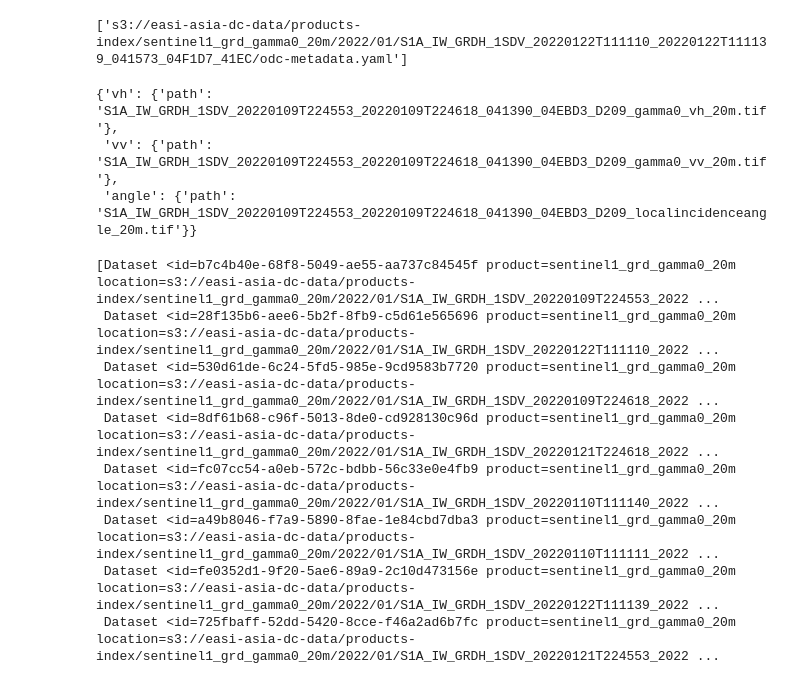
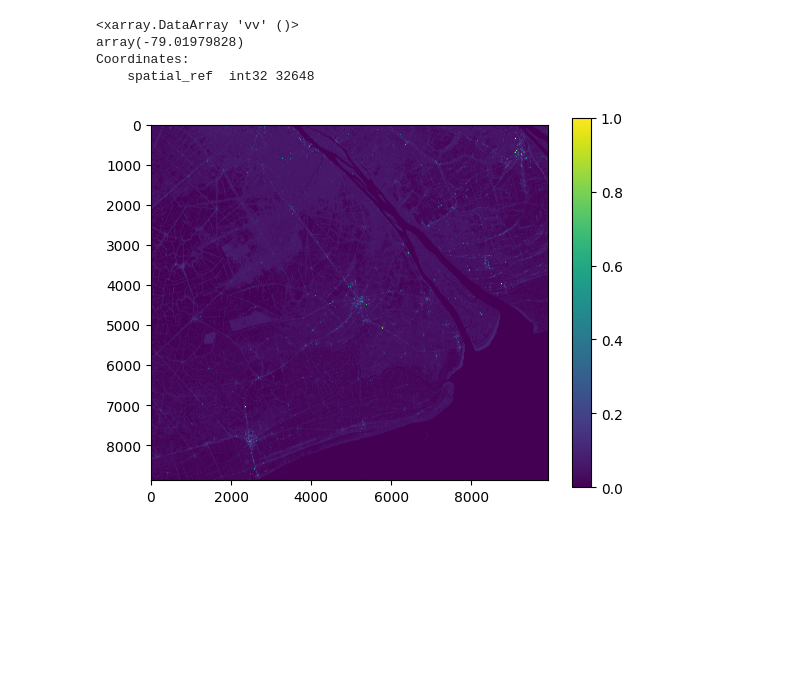
Before and after one commit to minhify/CTU-CSIROBoeingPhase5, a Jupyter notebook: test_VH_VV.ipynb, the cells around one changed output. Drawn from its saved outputs; the diff is of its cells as text; code cells hidden in the pictures; blank space fills up the shorter version.

```diff
--- a/test_VH_VV.ipynb
+++ b/test_VH_VV.ipynb
@@ -22,9 +21,16 @@ dc.list_products()
 # %%
-datasets = dc.find_datasets(
+ds = dc.load(
     product="sentinel1_grd_gamma0_20m",
     x=(105.5, 106.4),
     y=(9.2, 10.0),
-    time=("2022-01-01", "2022-02-01")
+    time=("2022-09-01", "2023-10-01"),
+    measurements=["vv", "vh"],
+    output_crs="EPSG:32648",
+    resolution=(-10,10),
+    dask_chunks={"x":2048, "y":2048},
+    skip_broken_datasets=True,
+    group_by="solar_day"
 )
-datasets
+notebook_utils.heading(notebook_utils.xarray_object_size(ds))
+ds
 # %% [output]
@@ -39,29 +84,21 @@ datasets
-# %%
-datasets[1].uris
-# %% [output]
-['s3://easi-asia-dc-data/products-index/sentinel1_grd_gamma0_20m/2022/01/S1A_IW_GRDH_1SDV_20220122T111110_20220122T111139_041573_04F1D7_41EC/odc-metadata.yaml']
-# %%
-datasets[0].measurements
-# %% [output]
-{'vh': {'path': 'S1A_IW_GRDH_1SDV_20220109T224553_20220109T224618_041390_04EBD3_D209_gamma0_vh_20m.tif'},
- 'vv': {'path': 'S1A_IW_GRDH_1SDV_20220109T224553_20220109T224618_041390_04EBD3_D209_gamma0_vv_20m.tif'},
- 'angle': {'path': 'S1A_IW_GRDH_1SDV_20220109T224553_20220109T224618_041390_04EBD3_D209_localincidenceangle_20m.tif'}}
-# %%
-datasets
-# %% [output]
-[Dataset <id=b7c4b40e-68f8-5049-ae55-aa737c84545f product=sentinel1_grd_gamma0_20m location=s3://easi-asia-dc-data/products-index/sentinel1_grd_gamma0_20m/2022/01/S1A_IW_GRDH_1SDV_20220109T224553_2022 ...
- Dataset <id=28f135b6-aee6-5b2f-8fb9-c5d61e565696 product=sentinel1_grd_gamma0_20m location=s3://easi-asia-dc-data/products-index/sentinel1_grd_gamma0_20m/2022/01/S1A_IW_GRDH_1SDV_20220122T111110_2022 ...
- Dataset <id=530d61de-6c24-5fd5-985e-9cd9583b7720 product=sentinel1_grd_gamma0_20m location=s3://easi-asia-dc-data/products-index/sentinel1_grd_gamma0_20m/2022/01/S1A_IW_GRDH_1SDV_20220109T224618_2022 ...
- Dataset <id=8df61b68-c96f-5013-8de0-cd928130c96d product=sentinel1_grd_gamma0_20m location=s3://easi-asia-dc-data/products-index/sentinel1_grd_gamma0_20m/2022/01/S1A_IW_GRDH_1SDV_20220121T224618_2022 ...
- Dataset <id=fc07cc54-a0eb-572c-bdbb-56c33e0e4fb9 product=sentinel1_grd_gamma0_20m location=s3://easi-asia-dc-data/products-index/sentinel1_grd_gamma0_20m/2022/01/S1A_IW_GRDH_1SDV_20220110T111140_2022 ...
- Dataset <id=a49b8046-f7a9-5890-8fae-1e84cbd7dba3 product=sentinel1_grd_gamma0_20m location=s3://easi-asia-dc-data/products-index/sentinel1_grd_gamma0_20m/2022/01/S1A_IW_GRDH_1SDV_20220110T111111_2022 ...
- Dataset <id=fe0352d1-9f20-5ae6-89a9-2c10d473156e product=sentinel1_grd_gamma0_20m location=s3://easi-asia-dc-data/products-index/sentinel1_grd_gamma0_20m/2022/01/S1A_IW_GRDH_1SDV_20220122T111139_2022 ...
- Dataset <id=725fbaff-52dd-5420-8cce-f46a2ad6b7fc product=sentinel1_grd_gamma0_20m location=s3://easi-asia-dc-data/products-index/sentinel1_grd_gamma0_20m/2022/01/S1A_IW_GRDH_1SDV_20220121T224553_2022 ...
-# %%
-ds = dc.load(
-    datasets=datasets,
-    measurements=["vv", "vh"],
-    output_crs="EPSG:32648",
-    resolution=(-10,10),
-)
-ds
+# %%
+vh = ds.vh.resample(time='1M').mean().persist()
+vh = vh.compute()
+vv = ds.vv.resample(time='1M').mean().persist()
+vv = vv.compute()
+# %%
+vv.min()
+# %% [output]
+<xarray.DataArray 'vv' ()>
+array(-79.01979828)
+Coordinates:
+    spatial_ref  int32 32648
+# %%
+import matplotlib.pyplot as plt
+
+# Plot the data
+plt.imshow(vh.isel(time=0), cmap='viridis', vmin=0, vmax=1)
+plt.colorbar()  # Add colorbar for reference
+plt.show()
+# %% [output]
+[figure, added]
```
Also changed, not shown: parts of 3 cells of this notebook, 3 other files.
